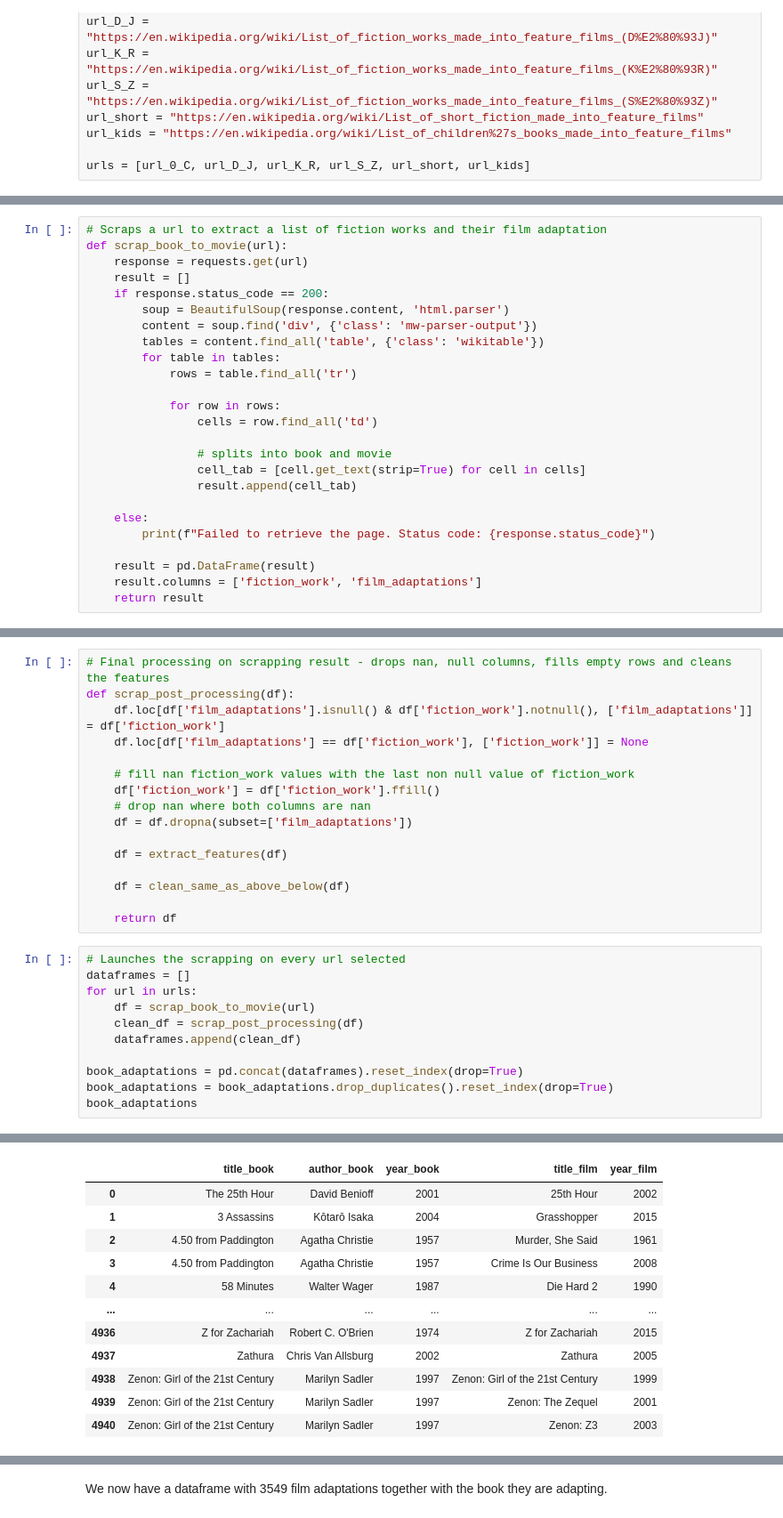
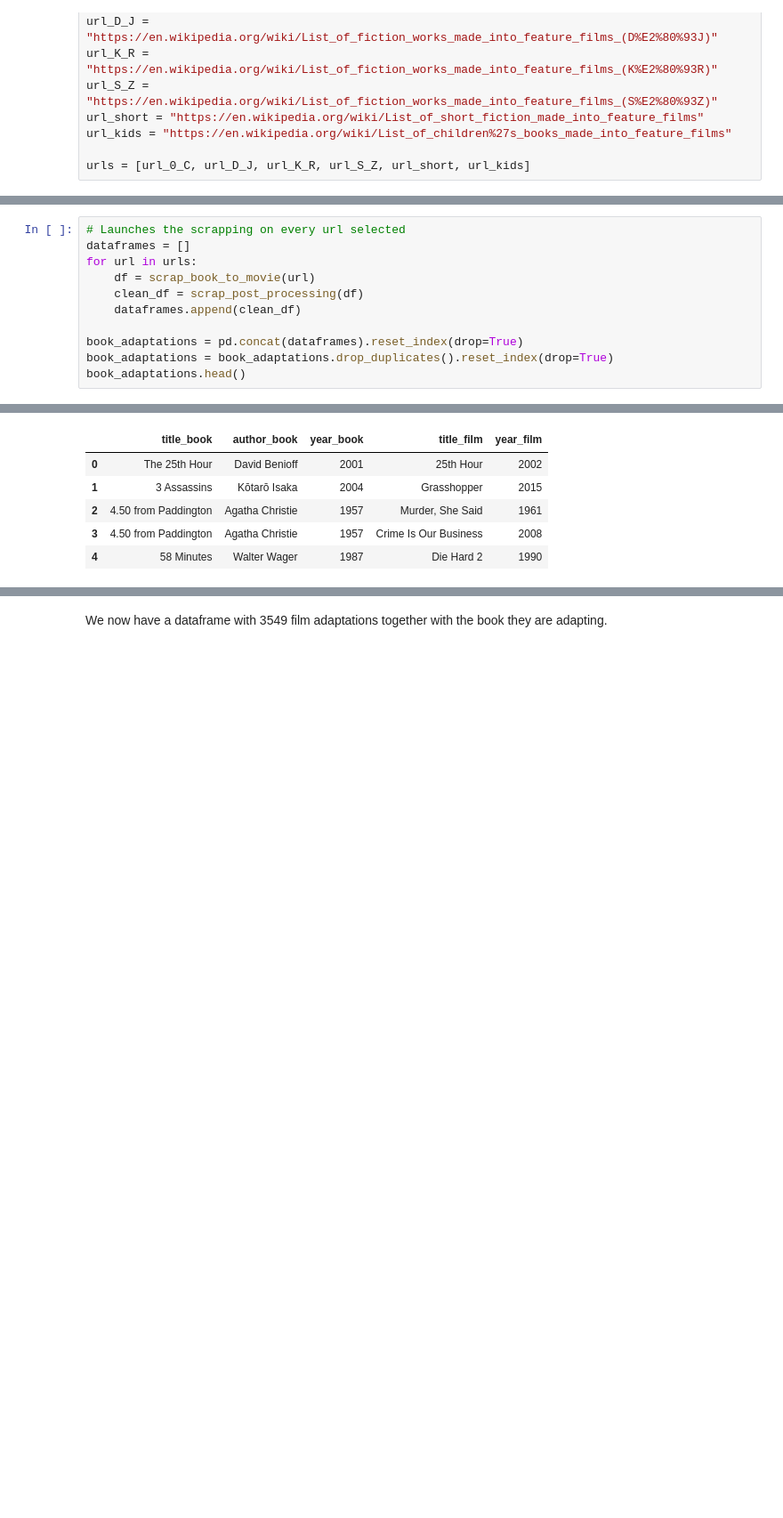
Before and after one commit to epfl-ada/ada-2024-project-padamalgame, a Jupyter notebook: src/milestone2.ipynb, the cells around one changed output, grey strips where cells are left out. Shown at 89% size. Drawn from its saved outputs; the diff is of its cells as text; blank space fills up the shorter version.

```diff
--- a/src/milestone2.ipynb
+++ b/src/milestone2.ipynb
@@ -21,25 +32,0 @@ Then, we will define a series of functions that we will use when scraping and pr
-# %%
-# Scraps a url to extract a list of fiction works and their film adaptation
-def scrap_book_to_movie(url):
-    response = requests.get(url)
-    result = []
-    if response.status_code == 200:
-        soup = BeautifulSoup(response.content, 'html.parser')
-        content = soup.find('div', {'class': 'mw-parser-output'})
-        tables = content.find_all('table', {'class': 'wikitable'})
-        for table in tables:
-            rows = table.find_all('tr')
-
-            for row in rows:
-                cells = row.find_all('td')
-
-                # splits into book and movie
-                cell_tab = [cell.get_text(strip=True) for cell in cells]
-                result.append(cell_tab)
-
-    else:
-        print(f"Failed to retrieve the page. Status code: {response.status_code}")
-
-    result = pd.DataFrame(result)
-    result.columns = ['fiction_work', 'film_adaptations']
-    return result
@@ -108,19 +33,3 @@ def clean_same_as_above_below(df):
-# %%
-# Final processing on scrapping result - drops nan, null columns, fills empty rows and cleans the features
-def scrap_post_processing(df):
-    df.loc[df['film_adaptations'].isnull() & df['fiction_work'].notnull(), ['film_adaptations']] = df['fiction_work']
-    df.loc[df['film_adaptations'] == df['fiction_work'], ['fiction_work']] = None
-
-    # fill nan fiction_work values with the last non null value of fiction_work
-    df['fiction_work'] = df['fiction_work'].ffill()
-    # drop nan where both columns are nan
-    df = df.dropna(subset=['film_adaptations'])
-
-    df = extract_features(df)
-
-    df = clean_same_as_above_below(df)
-
-    return df
 # %%
 # Launches the scrapping on every url selected
 dataframes = []
@@ -128,37 +37,31 @@ for url in urls:
     df = scrap_book_to_movie(url)
     clean_df = scrap_post_processing(df)
     dataframes.append(clean_df)
 
 book_adaptations = pd.concat(dataframes).reset_index(drop=True)
 book_adaptations = book_adaptations.drop_duplicates().reset_index(drop=True)
-book_adaptations
+book_adaptations.head()
 # %% [output]
 A value is trying to be set on a copy of a slice from a DataFrame.
 Try using .loc[row_indexer,col_indexer] = value instead
 
 See the caveats in the documentation: https://pandas.pydata.org/pandas-docs/stable/user_guide/indexing.html#returning-a-view-versus-a-copy
   df['title_book'] = df['fiction_work'].str.split('(').str[0]
 A value is trying to be set on a copy of a slice from a DataFrame.
 Try using .loc[row_indexer,col_indexer] = value instead
 
 See the caveats in the documentation: https://pandas.pydata.org/pandas-docs/stable/user_guide/indexing.html#returning-a-view-versus-a-copy
   df['title_book'] = df['title_book'].apply(lambda t: t.replace('"', ''))
 A value is trying to be set on a copy of a slice from a DataFrame.
 Try using .loc[row_indexer,col_indexer] = value instead
 ... (314 lines left out)
 
 See the caveats in the documentation: https://pandas.pydata.org/pandas-docs/stable/user_guide/indexing.html#returning-a-view-versus-a-copy
 
   df['year_film'][indexes] = df['year_film'][target_ind]
 |  | title_book | author_book | year_book | title_film | year_film |
 | 0 | The 25th Hour | David Benioff | 2001 | 25th Hour | 2002 |
 | 1 | 3 Assassins | Kōtarō Isaka | 2004 | Grasshopper | 2015 |
 | 2 | 4.50 from Paddington | Agatha Christie | 1957 | Murder, She Said | 1961 |
 | 3 | 4.50 from Paddington | Agatha Christie | 1957 | Crime Is Our Business | 2008 |
 | 4 | 58 Minutes | Walter Wager | 1987 | Die Hard 2 | 1990 |
-| ... | ... | ... | ... | ... | ... |
-| 4936 | Z for Zachariah | Robert C. O'Brien | 1974 | Z for Zachariah | 2015 |
-| 4937 | Zathura | Chris Van Allsburg | 2002 | Zathura | 2005 |
-| 4938 | Zenon: Girl of the 21st Century | Marilyn Sadler | 1997 | Zenon: Girl of the 21st Century | 1999 |
-| 4939 | Zenon: Girl of the 21st Century | Marilyn Sadler | 1997 | Zenon: The Zequel | 2001 |
-| 4940 | Zenon: Girl of the 21st Century | Marilyn Sadler | 1997 | Zenon: Z3 | 2003 |
```
Also changed, not shown: parts of 23 cells of this notebook, 20 other files.
